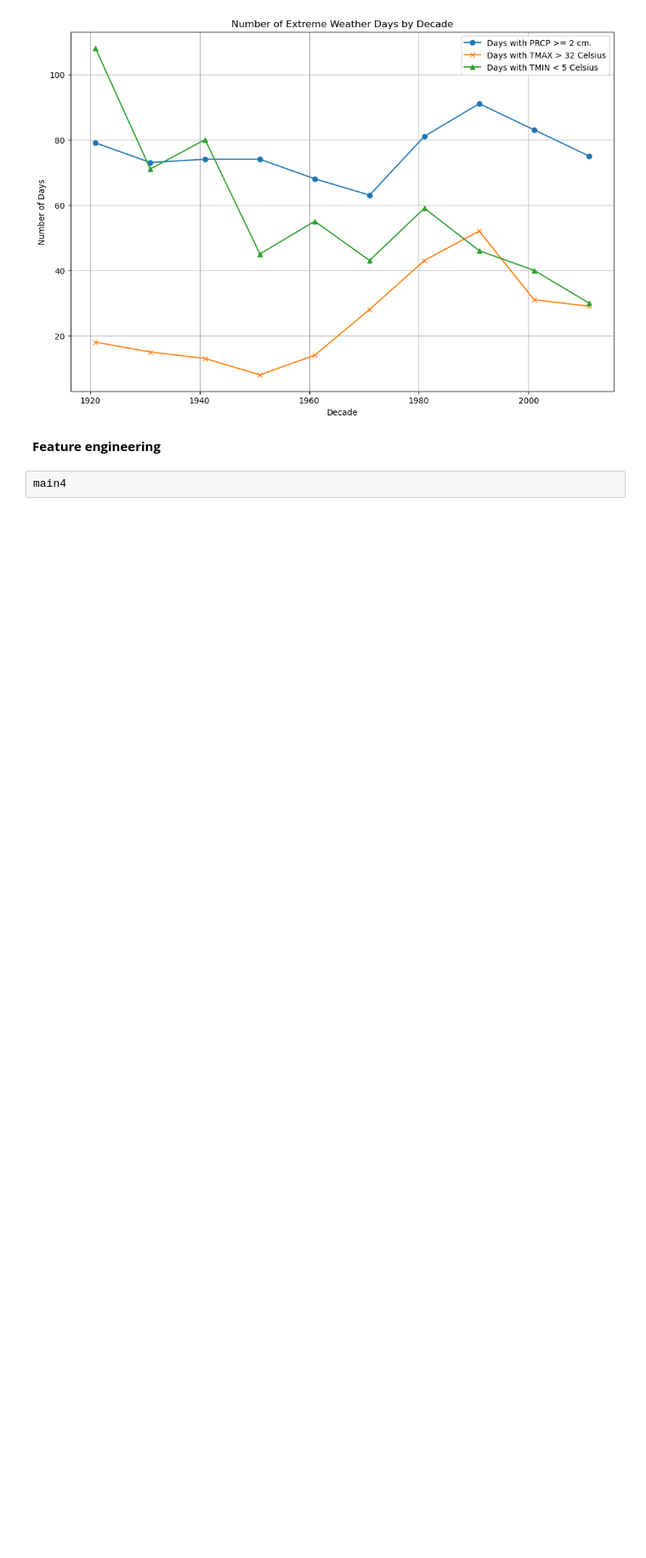
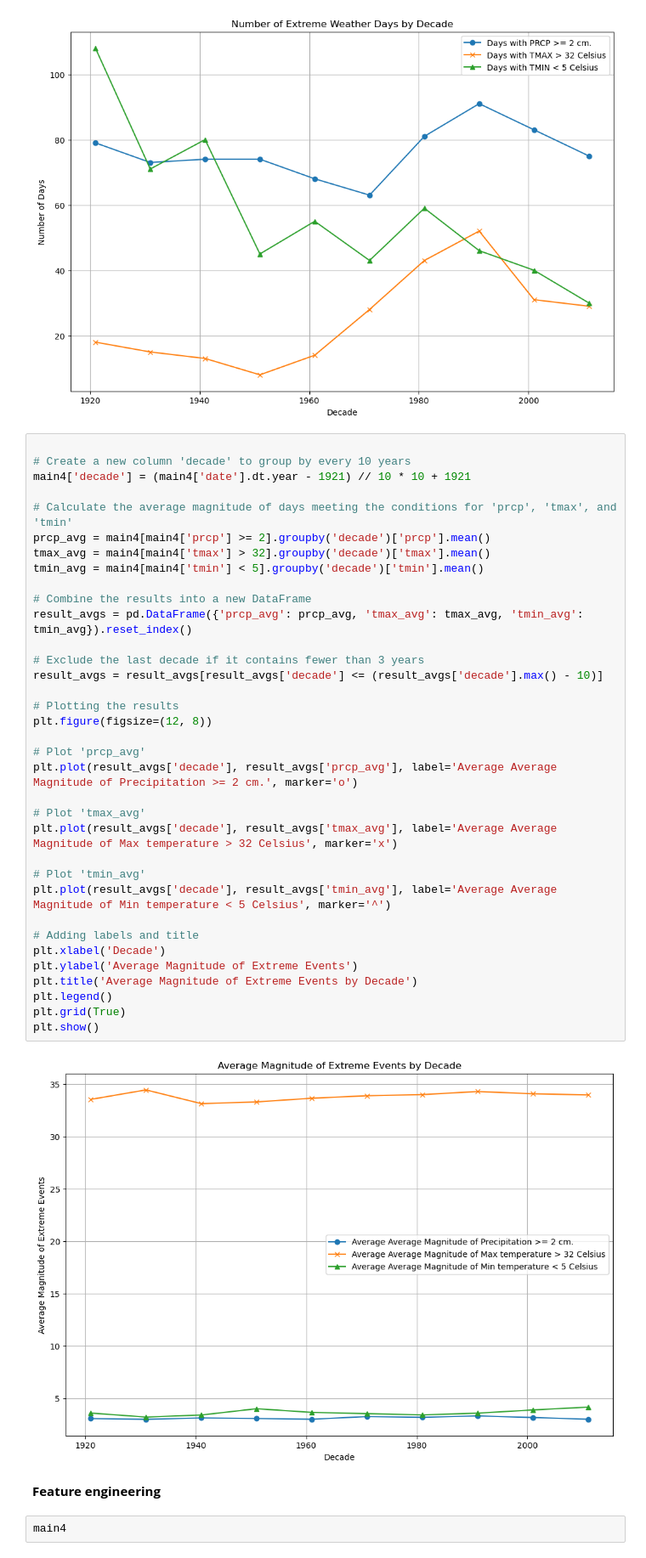
Before and after one commit to sumatepru/sf_climate_projection, a Jupyter notebook: code_for_daily_data.ipynb, the cells around one changed output. Shown: that part at 85% size. Drawn from its saved outputs; the diff is of its cells as text; blank space fills up the shorter version.

Commit message:
update magnitude of extreme events plot

```diff
--- a/code_for_daily_data.ipynb
+++ b/code_for_daily_data.ipynb
@@ -561,6 +561,43 @@ plt.grid(True)
 plt.show()
 # %% [output]
 [figure]
+# %%
+
+# Create a new column 'decade' to group by every 10 years
+main4['decade'] = (main4['date'].dt.year - 1921) // 10 * 10 + 1921
+
+# Calculate the average magnitude of days meeting the conditions for 'prcp', 'tmax', and 'tmin'
+prcp_avg = main4[main4['prcp'] >= 2].groupby('decade')['prcp'].mean()
+tmax_avg = main4[main4['tmax'] > 32].groupby('decade')['tmax'].mean()
+tmin_avg = main4[main4['tmin'] < 5].groupby('decade')['tmin'].mean()
+
+# Combine the results into a new DataFrame
+result_avgs = pd.DataFrame({'prcp_avg': prcp_avg, 'tmax_avg': tmax_avg, 'tmin_avg': tmin_avg}).reset_index()
+
+# Exclude the last decade if it contains fewer than 3 years
+result_avgs = result_avgs[result_avgs['decade'] <= (result_avgs['decade'].max() - 10)]
+
+# Plotting the results
+plt.figure(figsize=(12, 8))
+
+# Plot 'prcp_avg'
+plt.plot(result_avgs['decade'], result_avgs['prcp_avg'], label='Average Average Magnitude of Precipitation >= 2 cm.', marker='o')
+
+# Plot 'tmax_avg'
+plt.plot(result_avgs['decade'], result_avgs['tmax_avg'], label='Average Average Magnitude of Max temperature > 32 Celsius', marker='x')
+
+# Plot 'tmin_avg'
+plt.plot(result_avgs['decade'], result_avgs['tmin_avg'], label='Average Average Magnitude of Min temperature < 5 Celsius', marker='^')
+
+# Adding labels and title
+plt.xlabel('Decade')
+plt.ylabel('Average Magnitude of Extreme Events')
+plt.title('Average Magnitude of Extreme Events by Decade')
+plt.legend()
+plt.grid(True)
+plt.show()
+# %% [output]
+[figure, added]
 # %% [markdown]
 **Feature engineering**
 # %%
```
Also changed, not shown: parts of 3 cells of this notebook.
